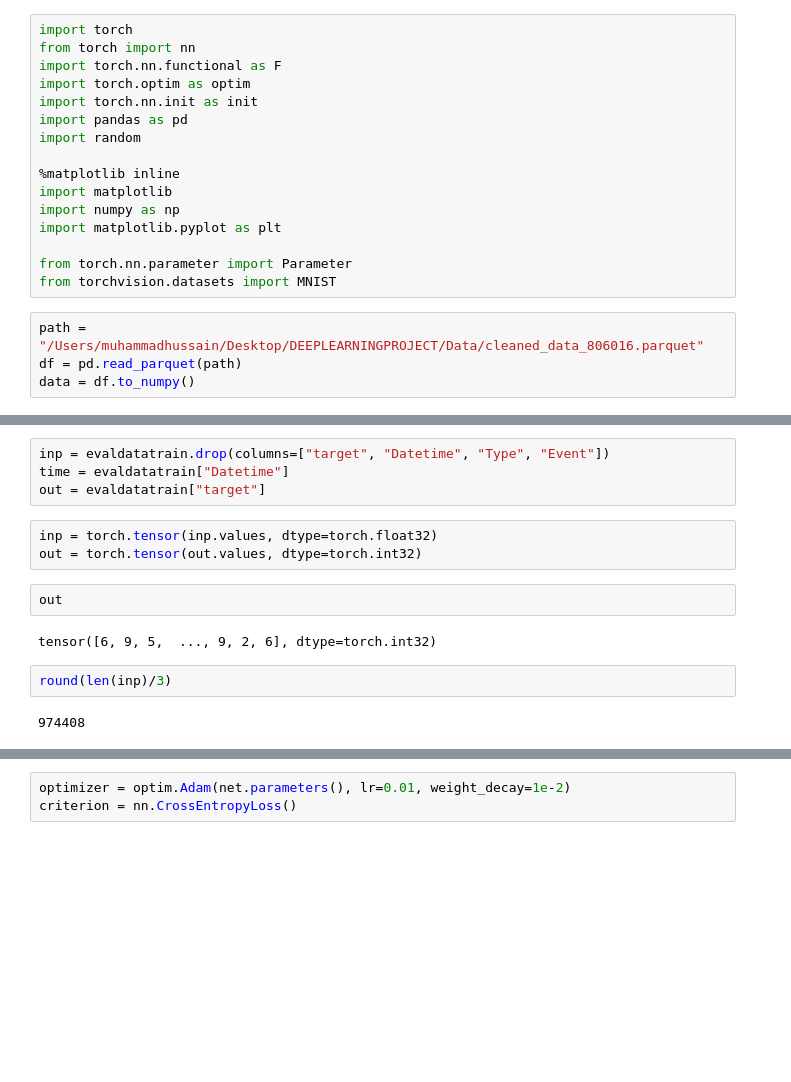
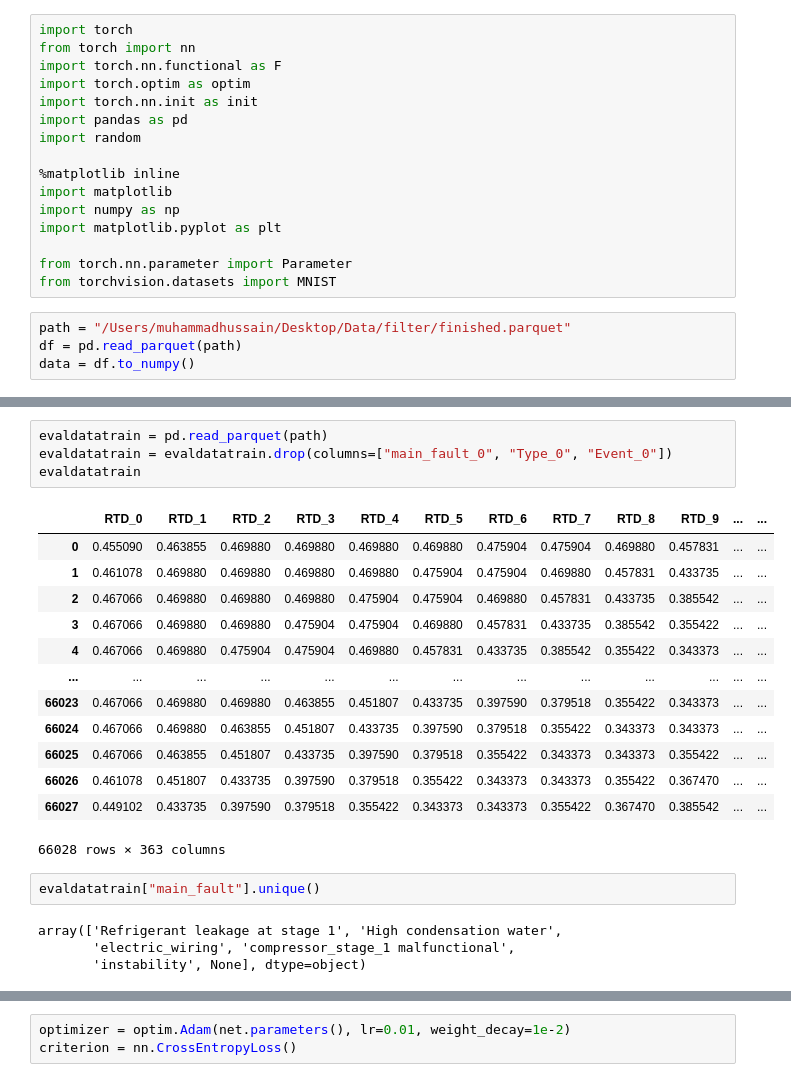
Before and after one commit to muhammadhussain-ops/DeepLearningProject, a Jupyter notebook: NeuralNetwork.ipynb, the cells around one changed output, grey strips where cells are left out. Saved outputs shown, nothing was run; the diff lists cells and outputs as text; blank space fills up the shorter version.

```diff
--- a/NeuralNetwork.ipynb
+++ b/NeuralNetwork.ipynb
@@ -15,6 +15,6 @@ import matplotlib.pyplot as plt
 from torch.nn.parameter import Parameter
 from torchvision.datasets import MNIST
 # %%
-path = "/Users/muhammadhussain/Desktop/DEEPLEARNINGPROJECT/Data/cleaned_data_806016.parquet"
+path = "/Users/muhammadhussain/Desktop/Data/filter/finished.parquet"
 df = pd.read_parquet(path)
 data = df.to_numpy()
@@ -39,15 +21,24 @@ evaldatatrain
-# %%
-inp = evaldatatrain.drop(columns=["target", "Datetime", "Type", "Event"])
-time = evaldatatrain["Datetime"]
-out = evaldatatrain["target"]
-# %%
-inp = torch.tensor(inp.values, dtype=torch.float32)
-out = torch.tensor(out.values, dtype=torch.int32)
-# %%
-out
-# %% [output]
-tensor([6, 9, 5,  ..., 9, 2, 6], dtype=torch.int32)
-# %%
-round(len(inp)/3)
-# %% [output]
-974408
+# %%
+evaldatatrain = pd.read_parquet(path)
+evaldatatrain = evaldatatrain.drop(columns=["main_fault_0", "Type_0", "Event_0"])
+evaldatatrain
+# %% [output]
+|  | RTD_0 | RTD_1 | RTD_2 | RTD_3 | RTD_4 | RTD_5 | RTD_6 | RTD_7 | RTD_8 | RTD_9 | ... | ... |
+| 0 | 0.455090 | 0.463855 | 0.469880 | 0.469880 | 0.469880 | 0.469880 | 0.475904 | 0.475904 | 0.469880 | 0.457831 | ... | ... |
+| 1 | 0.461078 | 0.469880 | 0.469880 | 0.469880 | 0.469880 | 0.475904 | 0.475904 | 0.469880 | 0.457831 | 0.433735 | ... | ... |
+| 2 | 0.467066 | 0.469880 | 0.469880 | 0.469880 | 0.475904 | 0.475904 | 0.469880 | 0.457831 | 0.433735 | 0.385542 | ... | ... |
+| 3 | 0.467066 | 0.469880 | 0.469880 | 0.475904 | 0.475904 | 0.469880 | 0.457831 | 0.433735 | 0.385542 | 0.355422 | ... | ... |
+| 4 | 0.467066 | 0.469880 | 0.475904 | 0.475904 | 0.469880 | 0.457831 | 0.433735 | 0.385542 | 0.355422 | 0.343373 | ... | ... |
+| ... | ... | ... | ... | ... | ... | ... | ... | ... | ... | ... | ... | ... |
+| 66023 | 0.467066 | 0.469880 | 0.469880 | 0.463855 | 0.451807 | 0.433735 | 0.397590 | 0.379518 | 0.355422 | 0.343373 | ... | ... |
+| 66024 | 0.467066 | 0.469880 | 0.463855 | 0.451807 | 0.433735 | 0.397590 | 0.379518 | 0.355422 | 0.343373 | 0.343373 | ... | ... |
+| 66025 | 0.467066 | 0.463855 | 0.451807 | 0.433735 | 0.397590 | 0.379518 | 0.355422 | 0.343373 | 0.343373 | 0.355422 | ... | ... |
+| 66026 | 0.461078 | 0.451807 | 0.433735 | 0.397590 | 0.379518 | 0.355422 | 0.343373 | 0.343373 | 0.355422 | 0.367470 | ... | ... |
+| 66027 | 0.449102 | 0.433735 | 0.397590 | 0.379518 | 0.355422 | 0.343373 | 0.343373 | 0.355422 | 0.367470 | 0.385542 | ... | ... |
+66028 rows × 363 columns
+# %%
+evaldatatrain["main_fault"].unique()
+# %% [output]
+array(['Refrigerant leakage at stage 1', 'High condensation water',
+       'electric_wiring', 'compressor_stage_1 malfunctional',
+       'instability', None], dtype=object)
```
Also changed, not shown: parts of 8 cells of this notebook.
